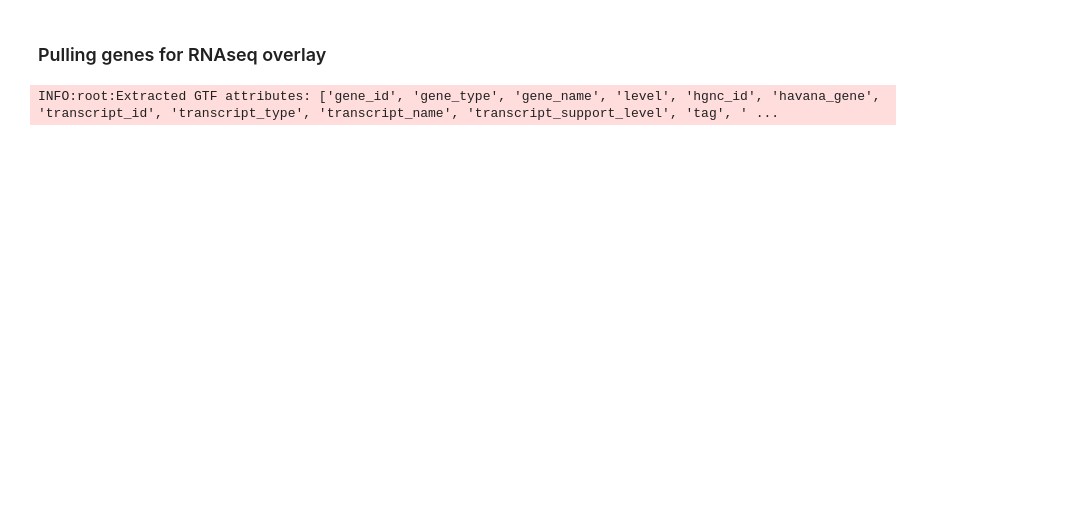
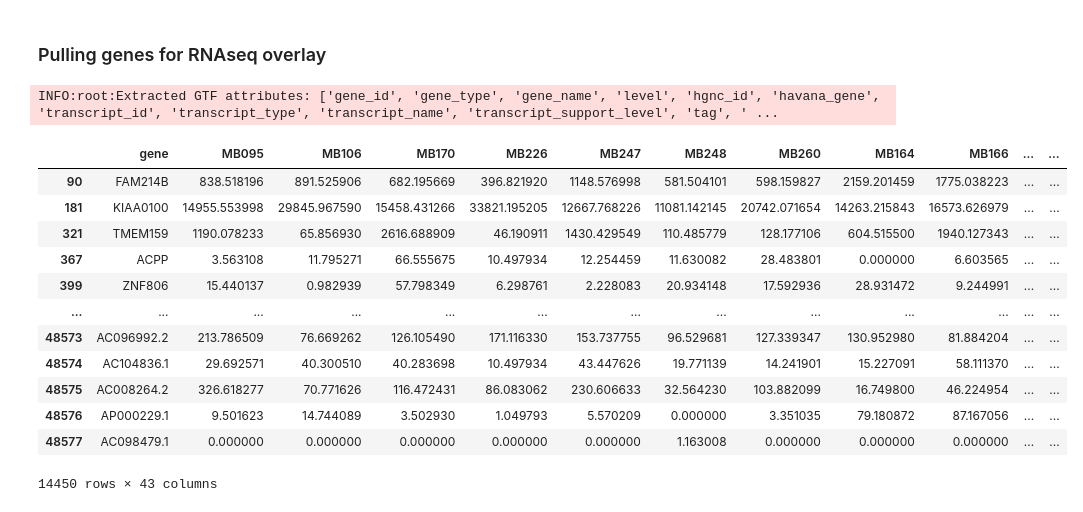
Before and after one commit to jbk708/2023_chavez_rotation, a Jupyter notebook: analysis/jupyter_notebooks/rnaseq_anno.ipynb, the cells around one changed output. Saved outputs shown, nothing was run; the diff lists cells and outputs as text; code cells hidden in the pictures; blank space fills up the shorter version.

```diff
--- a/analysis/jupyter_notebooks/rnaseq_anno.ipynb
+++ b/analysis/jupyter_notebooks/rnaseq_anno.ipynb
@@ -21,6 +23,62 @@ Read and setup normalized RNAseq data
 """
 medullo_rnaseq_norm = pd.read_csv("/Users/jkirkland/2023_chavez_rotation/data/RNAseq/dkfz_RNAseq_v2_rsem_genes_counts.genesymbol.nodup.renamed.norm.txt", sep="\t")
 medullo_rnaseq_norm = medullo_rnaseq_norm.rename(columns={"Unnamed: 0": "gene"})
+# %%
+"""
+Pull ensembl gene id's
+"""
+
+def get_ensembl_mappings():
+    # Set up connection to server
+    server = biomart.BiomartServer('http://ensembl.org/biomart')
+    mart = server.datasets['hsapiens_gene_ensembl']
+
+    # List the types of data we want
+    attributes = ["ensembl_gene_id_version", "hgnc_symbol"]
+
+    # Get the mapping between the attributes
+    response = mart.search( {'attributes': attributes})
+
+    # Initialize an empty list to collect the rows
+    data = []
+
+    for line in response.iter_lines():
+        # Decode the line from the response
+        line = line.decode('utf-8')
+
+        # Split the line by tabs
+        line_data = line.split("\t")
+
+        # Append the line data to the data list
+        data.append(line_data)
+
+    # Create the DataFrame from the list of rows
+    columns = attributes  # Replace with actual column names
+    df = pd.DataFrame(data, columns=["ensembl_gene_id", "gene_name"])
+
+
+
+
+    return df
+
+ensmbl_ids = get_ensembl_mappings()
+# %%
+medullo_w_gene_id = medullo_rnaseq_norm.merge(ensmbl_ids, how="left", left_on="gene", right_on="gene_name", indicator=True)
+medullo_w_gene_id[medullo_w_gene_id["_merge"] == "left_only"]
+# %% [output]
+|  | gene | MB095 | MB106 | MB170 | MB226 | MB247 | MB248 | MB260 | MB164 | MB166 | ... | ... |
+| 90 | FAM214B | 838.518196 | 891.525906 | 682.195669 | 396.821920 | 1148.576998 | 581.504101 | 598.159827 | 2159.201459 | 1775.038223 | ... | ... |
+| 181 | KIAA0100 | 14955.553998 | 29845.967590 | 15458.431266 | 33821.195205 | 12667.768226 | 11081.142145 | 20742.071654 | 14263.215843 | 16573.626979 | ... | ... |
+| 321 | TMEM159 | 1190.078233 | 65.856930 | 2616.688909 | 46.190911 | 1430.429549 | 110.485779 | 128.177106 | 604.515500 | 1940.127343 | ... | ... |
+| 367 | ACPP | 3.563108 | 11.795271 | 66.555675 | 10.497934 | 12.254459 | 11.630082 | 28.483801 | 0.000000 | 6.603565 | ... | ... |
+| 399 | ZNF806 | 15.440137 | 0.982939 | 57.798349 | 6.298761 | 2.228083 | 20.934148 | 17.592936 | 28.931472 | 9.244991 | ... | ... |
+| ... | ... | ... | ... | ... | ... | ... | ... | ... | ... | ... | ... | ... |
+| 48573 | AC096992.2 | 213.786509 | 76.669262 | 126.105490 | 171.116330 | 153.737755 | 96.529681 | 127.339347 | 130.952980 | 81.884204 | ... | ... |
+| 48574 | AC104836.1 | 29.692571 | 40.300510 | 40.283698 | 10.497934 | 43.447626 | 19.771139 | 14.241901 | 15.227091 | 58.111370 | ... | ... |
+| 48575 | AC008264.2 | 326.618277 | 70.771626 | 116.472431 | 86.083062 | 230.606633 | 32.564230 | 103.882099 | 16.749800 | 46.224954 | ... | ... |
+| 48576 | AP000229.1 | 9.501623 | 14.744089 | 3.502930 | 1.049793 | 5.570209 | 0.000000 | 3.351035 | 79.180872 | 87.167056 | ... | ... |
+| 48577 | AC098479.1 | 0.000000 | 0.000000 | 0.000000 | 0.000000 | 0.000000 | 1.163008 | 0.000000 | 0.000000 | 0.000000 | ... | ... |
+14450 rows × 43 columns
 # %%
 """
 Subsetting Datframe for needed col_names
```
Also changed, not shown: parts of 5 cells of this notebook.
